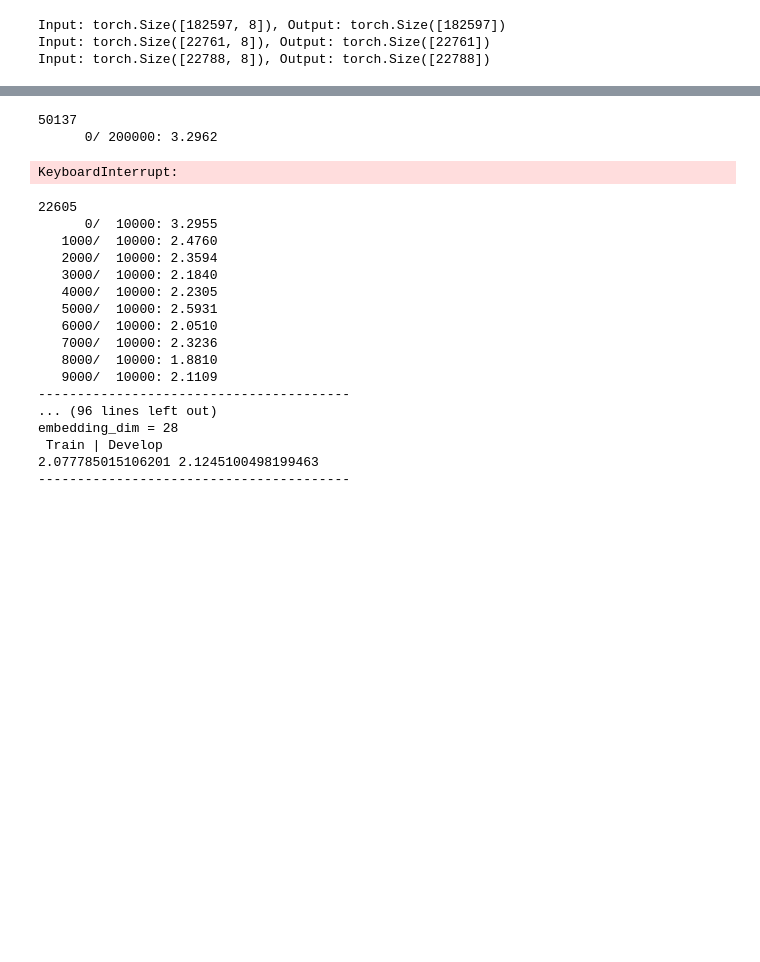
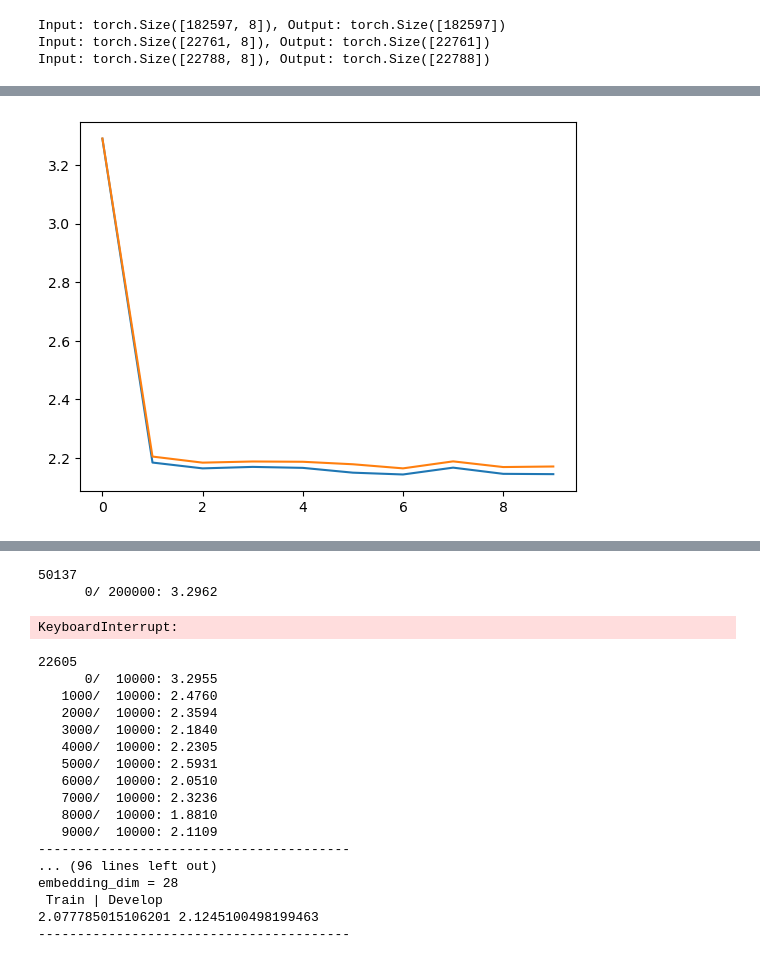
Before and after one commit to yarchickkk/makemore, a Jupyter notebook: wavenet.ipynb, the cells around one changed output, grey strips where cells are left out. Cells and saved outputs as stored; diff of their text form; code cells hidden in the pictures; blank space fills up the shorter version.

```diff
--- a/wavenet.ipynb
+++ b/wavenet.ipynb
@@ -268,0 +363,5 @@ minibatch_size = 32
+# %%
+plt.plot(trains)
+plt.plot(develops);
+# %% [output]
+[figure, added]
```
Also changed, not shown: parts of 23 cells of this notebook.
